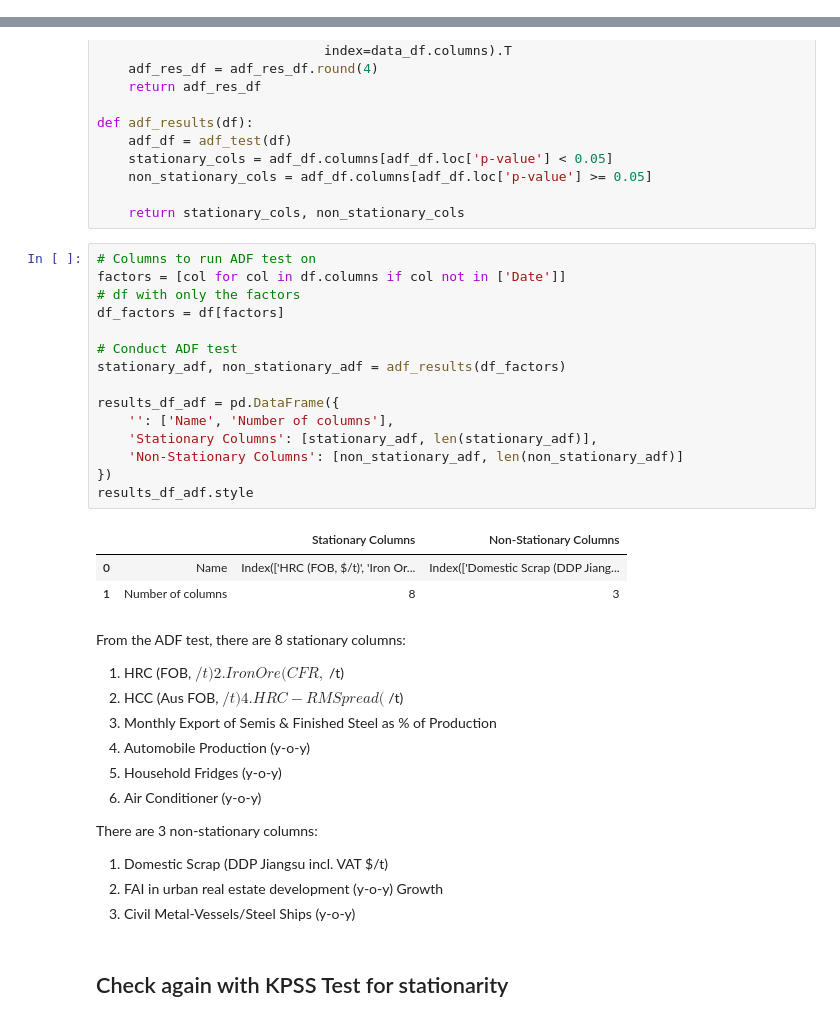
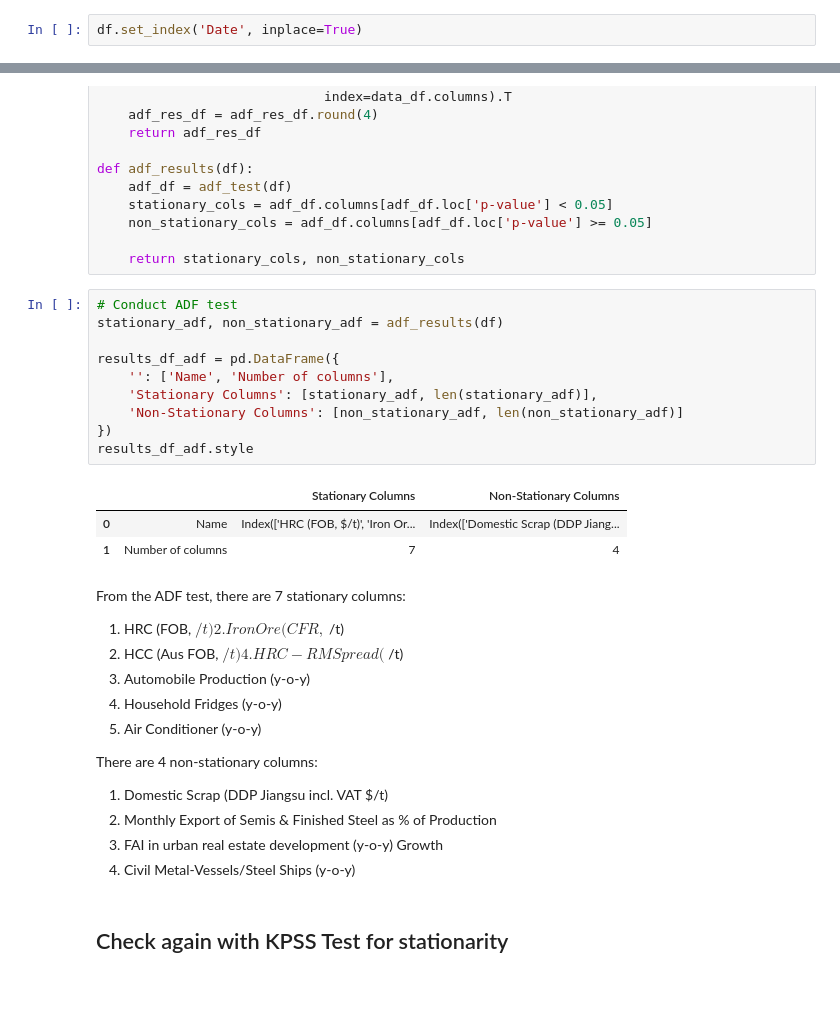
Before and after one commit to nguyenhpnguyen/BT4103-Business-Analytics-Capstone-Project, a Jupyter notebook: notebook/stationarity_tests.ipynb, the cells around one changed output, grey strips where cells are left out. Saved outputs shown, nothing was run; the diff lists cells and outputs as text; blank space fills up the shorter version.

```diff
--- a/notebook/stationarity_tests.ipynb
+++ b/notebook/stationarity_tests.ipynb
@@ -14,6 +14,8 @@ warnings.filterwarnings("ignore")
 # Read csv
 file_path = '../data/final/wo_na.csv'
 df = pd.read_csv(file_path)
+# %%
+df.set_index('Date', inplace=True)
 # %% [markdown]
 ## Lag Plots to visually check for stationarity
 # %%
@@ -62,39 +61,34 @@ def adf_results(df):
 
     return stationary_cols, non_stationary_cols
 # %%
-# Columns to run ADF test on
-factors = [col for col in df.columns if col not in ['Date']]
-# df with only the factors
-df_factors = df[factors]
-
 # Conduct ADF test
-stationary_adf, non_stationary_adf = adf_results(df_factors)
+stationary_adf, non_stationary_adf = adf_results(df)
 
 results_df_adf = pd.DataFrame({
     '': ['Name', 'Number of columns'],
     'Stationary Columns': [stationary_adf, len(stationary_adf)],
     'Non-Stationary Columns': [non_stationary_adf, len(non_stationary_adf)]
 })
 results_df_adf.style
 # %% [output]
 |  |  | Stationary Columns | Non-Stationary Columns |
 | 0 | Name | Index(['HRC (FOB, $/t)', 'Iron Or... | Index(['Domestic Scrap (DDP Jiang... |
-| 1 | Number of columns | 8 | 3 |
+| 1 | Number of columns | 7 | 4 |
 # %% [markdown]
-From the ADF test, there are 8 stationary columns:
+From the ADF test, there are 7 stationary columns:
 1. HRC (FOB, $/t)
 2. Iron Ore (CFR, $/t)
 3. HCC (Aus FOB, $/t)
 4. HRC - RM Spread ($/t)
-5. Monthly Export of Semis & Finished Steel as % of Production
-6. Automobile Production (y-o-y)
-7. Household Fridges (y-o-y)
-8. Air Conditioner (y-o-y)
+5. Automobile Production (y-o-y)
+6. Household Fridges (y-o-y)
+7. Air Conditioner (y-o-y)
 
-There are 3 non-stationary columns:
+There are 4 non-stationary columns:
 1. Domestic Scrap (DDP Jiangsu incl. VAT $/t)
-2. FAI in urban real estate development (y-o-y) Growth
-3. Civil Metal-Vessels/Steel Ships (y-o-y)
+2. Monthly Export of Semis & Finished Steel as % of Production
+3. FAI in urban real estate development (y-o-y) Growth
+4. Civil Metal-Vessels/Steel Ships (y-o-y)
 # %% [markdown]
 ## Check again with KPSS Test for stationarity
 # %%
```
Also changed, not shown: parts of 8 cells of this notebook.
